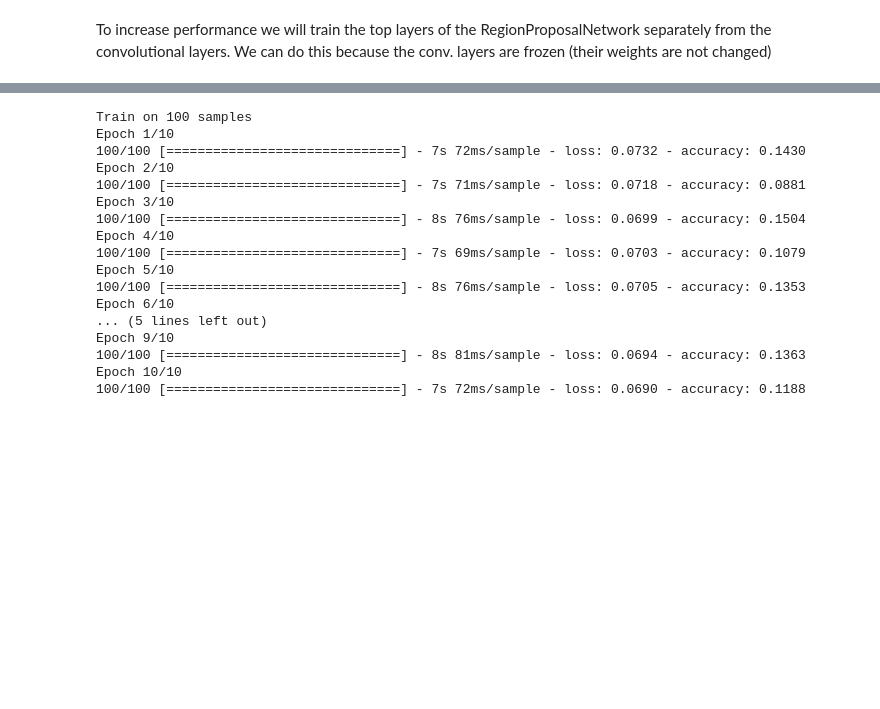
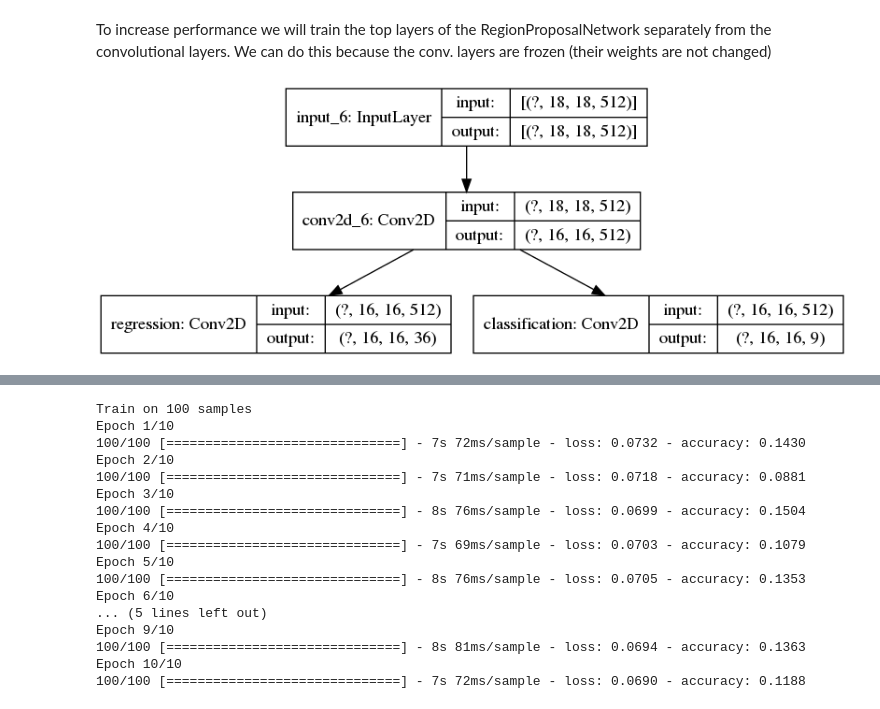
Before and after one commit to georgepachitariu/ml-practice, a Jupyter notebook: Object-detection/Faster R-CNN.ipynb, the cells around one changed output, grey strips where cells are left out. Cells and saved outputs as stored; diff of their text form; code cells hidden in the pictures; blank space fills up the shorter version.

```diff
--- a/Object-detection/Faster R-CNN.ipynb
+++ b/Object-detection/Faster R-CNN.ipynb
@@ -173,13 +239,23 @@ convolutions_output = base_model.predict(images_dataset)
 # %%
 normalized_init = tf.compat.v1.keras.initializers.RandomNormal(mean=0.0, stddev=0.01)
 
-model = tf.keras.Sequential([
-    tf.keras.layers.Conv2D(512, (3, 3), input_shape=(18, 18, 512), activation='relu',
-        bias_initializer='zeros', kernel_initializer=normalized_init),
+#https://www.tensorflow.org/guide/keras/functional
+inputs = tf.keras.Input(shape=(18, 18, 512))
 
-    # TODO: I don't know what is the activation used in the paper here. I used sigmoid.
-    tf.keras.layers.Conv2D(36, (1, 1), activation='sigmoid',
-        bias_initializer='zeros', kernel_initializer=normalized_init)
-])
+c = tf.keras.layers.Conv2D(512, (3, 3), activation='relu',
+        bias_initializer='zeros', kernel_initializer=normalized_init)(inputs)
+
+# TODO: I don't know what is the activation used in the paper here. I used sigmoid.
+regression = tf.keras.layers.Conv2D(36, (1, 1), activation='sigmoid',
+        bias_initializer='zeros', kernel_initializer=normalized_init, name='regression')(c)
+
+classification = tf.keras.layers.Conv2D(9, (1, 1), activation='softmax',
+        bias_initializer='zeros', kernel_initializer=normalized_init, name='classification')(c)
+
+model = tf.keras.Model(inputs=inputs, outputs=[regression, classification])
+
+tf.keras.utils.plot_model(model, show_shapes=True)
+# %% [output]
+[figure, added]
 # %%
 model.compile(optimizer=tf.keras.optimizers.SGD(learning_rate=0.01, momentum=0.9),
```
Also changed, not shown: parts of 7 cells of this notebook.
